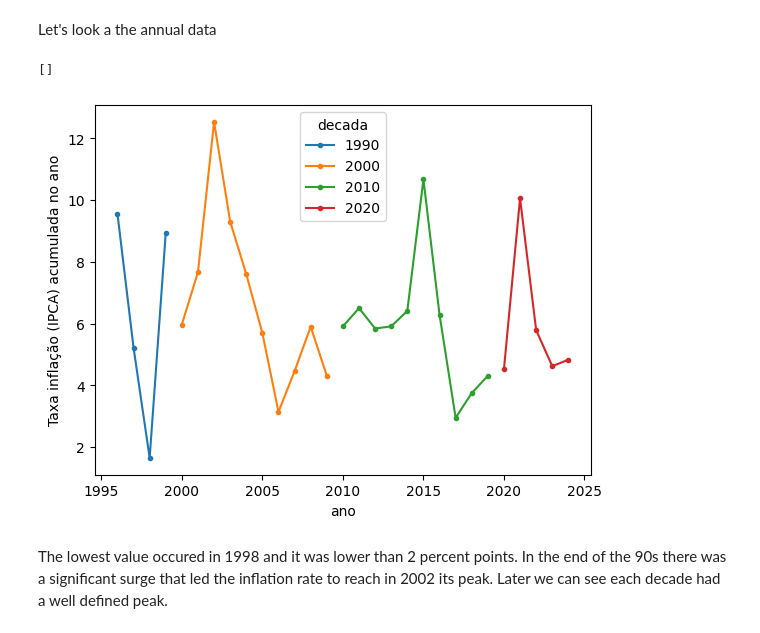
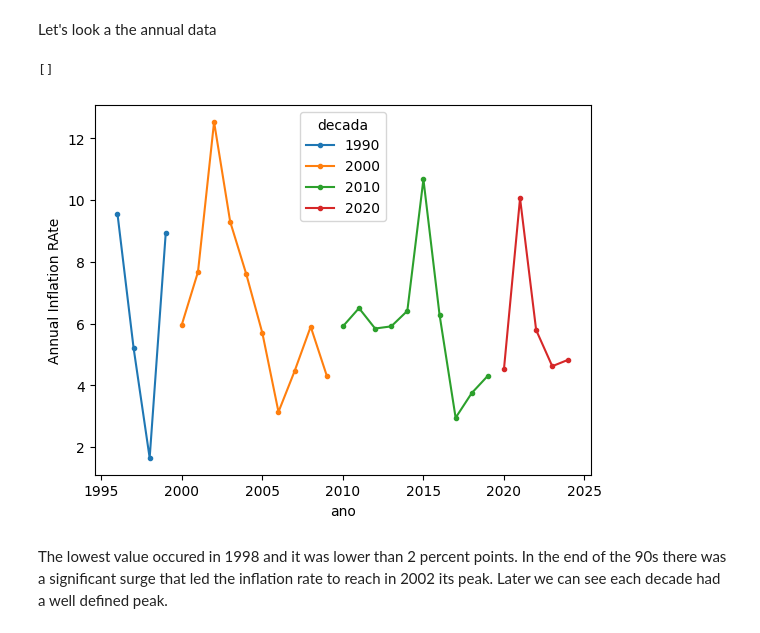
Before and after one commit to mapassos/brazil-macroeconomics-data-analysis-and-pipeline, a Jupyter notebook: Data_Analysis.ipynb, the cells around one changed output. Cells and saved outputs as stored; diff of their text form; code cells hidden in the pictures.

```diff
--- a/Data_Analysis.ipynb
+++ b/Data_Analysis.ipynb
@@ -270,16 +270,16 @@ Let's look a the annual data
 # %%
 ipca_anual_pivot = pd.pivot_table(
     selic_ipca_ano_df,
     index = 'ano',
     columns = 'decada',
     values = 'ipca_acumulado_ano',
 )
 ipca_anual_pivot.plot(style='.-')
-plt.ylabel('Taxa inflação (IPCA) acumulada no ano')
+plt.ylabel('Annual Inflation RAte')
 plt.plot()
 # %% [output]
 []
-[figure, old version]
+[figure, new version]
 # %% [markdown]
 The lowest value occured in 1998 and it was lower than 2 percent points. In the end of the 90s there was a significant surge that led the inflation rate to reach in 2002 its peak. Later we can see each decade had a well defined peak.
 # %%
```
Also changed, not shown: parts of 17 cells of this notebook, 8 other files.
